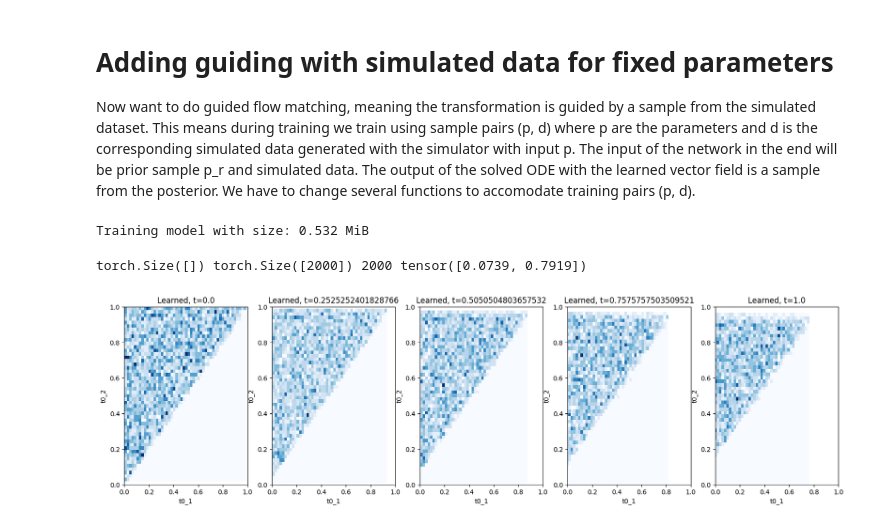
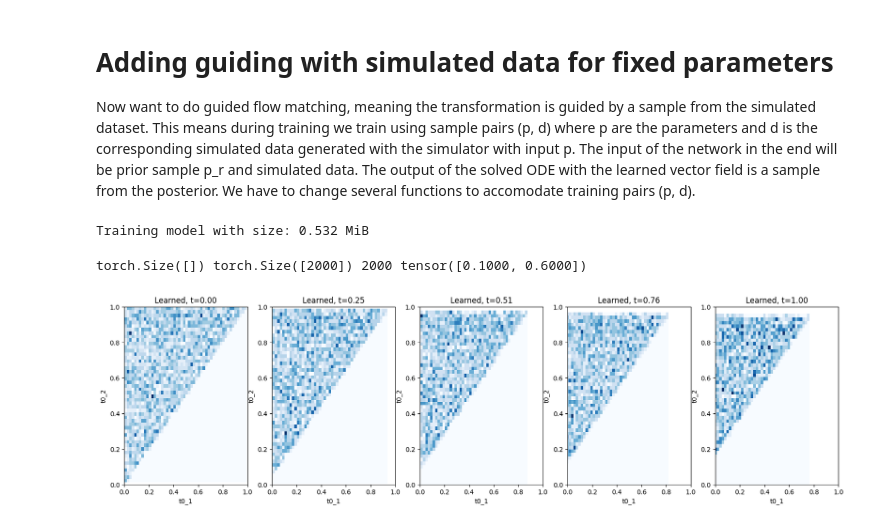
Before and after one commit to Ninavd/FRB-flow, a Jupyter notebook: notebooks/FM_simple_model.ipynb, the cells around one changed output. Saved outputs shown, nothing was run; the diff lists cells and outputs as text; code cells hidden in the pictures.

```diff
--- a/notebooks/FM_simple_model.ipynb
+++ b/notebooks/FM_simple_model.ipynb
@@ -327,7 +327,7 @@ Now want to do guided flow matching, meaning the transformation is guided by a s
 class PairedPosterior(Sampleable):
 
     """
-    This is now for a given datapoint, so just returns true_t0_1, true_t0_2
+    This is now for a given datapoint, so just returns true_t0_1, true_t0_2 and simulated data for this value
     """
     @property
     def dim(self) -> int:
@@ -340,7 +340,8 @@ class PairedPosterior(Sampleable):
         Returns:
             torch.Tensor: shape (num_samples, 2)
         """
-        prior_samples = prior.sample((num_samples))
+        # prior_samples = prior.sample((num_samples))
+
 
         N = 2
 
@@ -350,6 +351,10 @@ class PairedPosterior(Sampleable):
         rise = 0.03
         skew = 5
         ybkg = 5.0
+
+        prior_samples = torch.zeros((num_samples, 2))
+        prior_samples[:, 0] = t0
+        prior_samples[:, 1] = t0 + 0.5
 
         simulations = torch.zeros((num_samples, len(time))).to(device)
         for idx in range(num_samples):
@@ -419,7 +424,7 @@ class MLPVectorField(torch.nn.Module):
         return self.net(xt)
 
 # dimension is 2 parameters + 1000 datapoints of a simulation
-linear_flow_model = MLPVectorField(dim=2, hiddens=[128,64,32,16], y_dim=1000)
+linear_flow_model = MLPVectorField(dim=2, hiddens=[128, 64, 32, 16], y_dim=1000)
 # %%
 from abc import ABC, abstractmethod
 from tqdm import tqdm
@@ -620,7 +625,7 @@ trainer = ConditionalFlowMatchingTrainer(path, linear_flow_model)
 losses = trainer.train(num_epochs=1000, device=device, lr=1e-3, batch_size=2000)
 # %% [output]
 Training model with size: 0.532 MiB
-torch.Size([]) torch.Size([2000]) 2000 tensor([0.0739, 0.7919])
+torch.Size([]) torch.Size([2000]) 2000 tensor([0.1000, 0.6000])
 # %%
 ###############################################
 # Graph Marginals of Learned Vector Field #
@@ -676,33 +681,33 @@ for idx in range(num_samples):
         burstparams=burstparams,
         ybkg=ybkg
         )
     simulator = BurstSimulator(model)
     x_counts = simulator.simulate_burst()
     x_counts = torch.Tensor(x_counts)
     simulations[idx, :] = x_counts
 
-# TODO: Need to adjust, since learned vector field takes label ("prompt") as input as well now
+# TODO: should simulations be same as used in training?
 xts = solver.solve_with_trajectory(x0, ts.view(1,-1,1).expand(num_samples,-1,1), y=simulations)
 xts = xts[:,record_every_idxs,:]
 
 
 plt.figure(figsize=(20, 5))
 
 for idx in range(xts.shape[1]):
     xx = xts[:,idx,:]
     t = ts.cpu()[record_every_idxs[idx]]
 
     plt.subplot(1, num_marginals, idx + 1)
 
     plt.hist2d(x=xx[:, 0], y=xx[:, 1], bins=50, cmap='Blues')
 
-    plt.title(f"Learned, t={t}")
+    plt.title(f"Learned, t={t:.2f}")
     plt.xlabel(f"t0_1")
     plt.ylabel(f"t0_2")
 
     plt.xlim(0, 1)
     plt.ylim(0, 1)
 
 plt.show()
 # %% [output]
-[figure, old version]
+[figure, new version]
```
Also changed, not shown: parts of 2 cells of this notebook.
